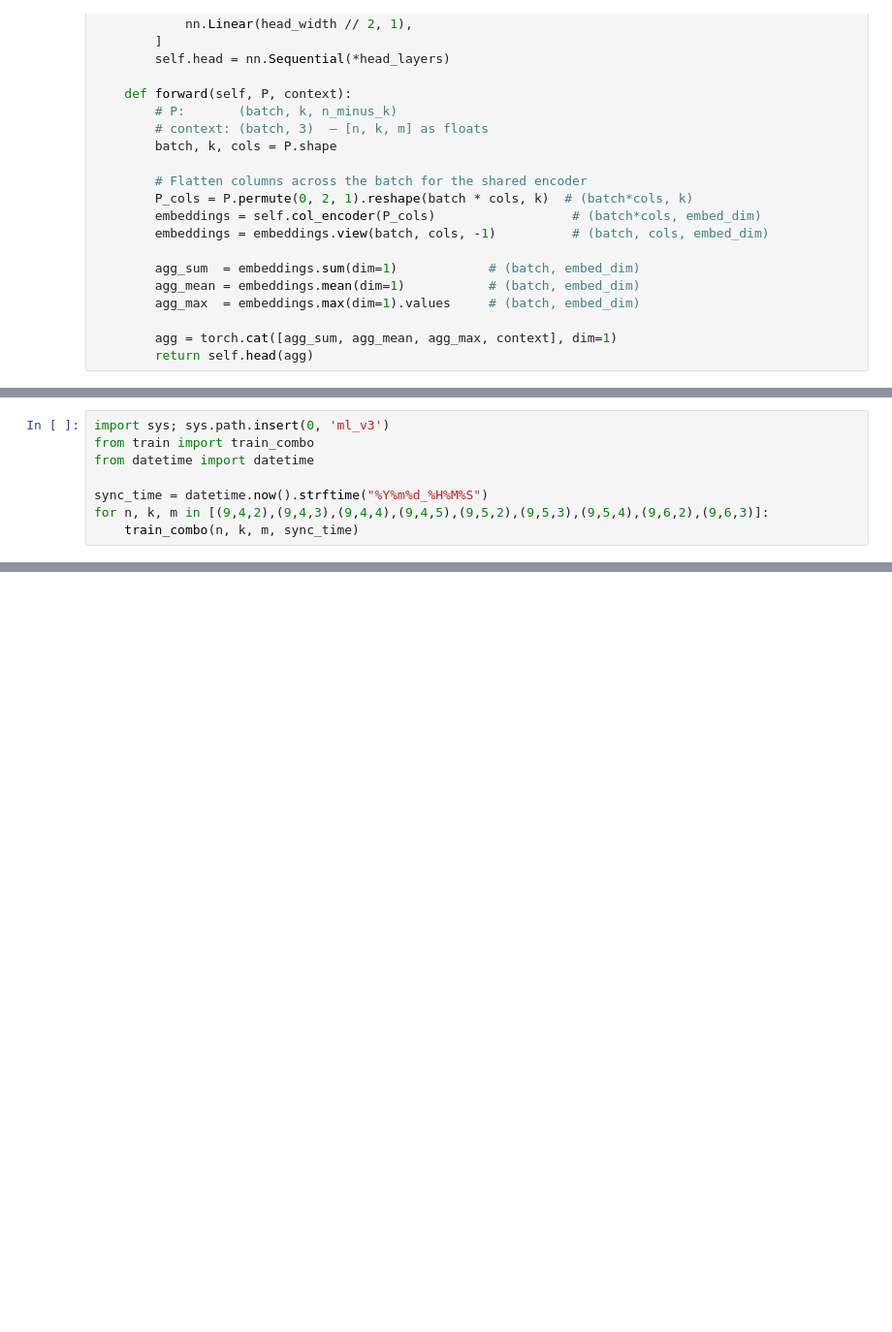
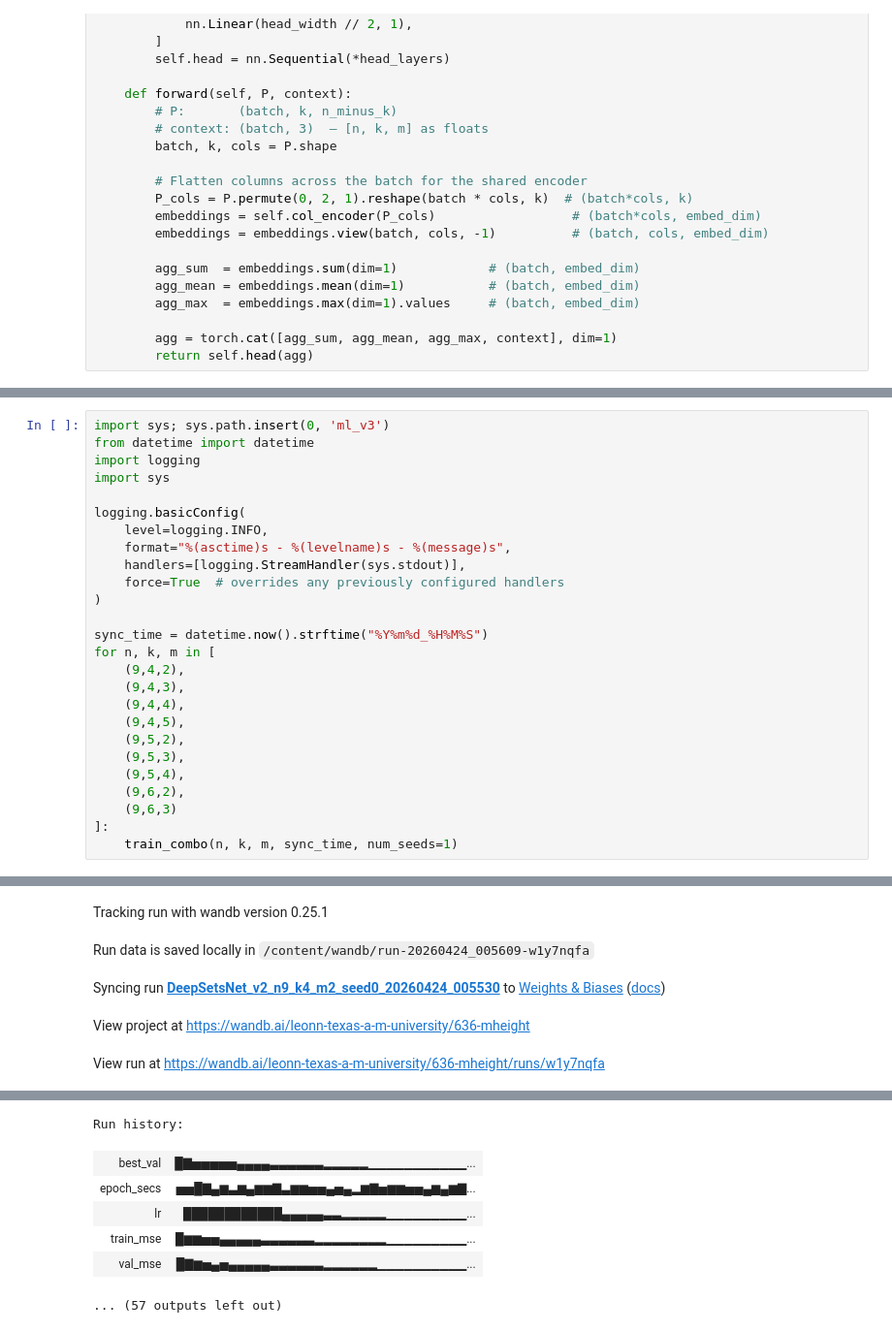
Before and after one commit to leon934/csce-636-proj, a Jupyter notebook: ml_v3/run.ipynb, the cells around one changed output, grey strips where cells are left out. Shown at 97% size. Saved outputs shown, nothing was run; the diff lists cells and outputs as text; blank space fills up the shorter version.

```diff
--- a/ml_v3/run.ipynb
+++ b/ml_v3/run.ipynb
@@ -165,8 +438,27 @@ class DeepSetsNet(nn.Module):
 # %%
 import sys; sys.path.insert(0, 'ml_v3')
-from train import train_combo
 from datetime import datetime
+import logging
+import sys
+
+logging.basicConfig(
+    level=logging.INFO,
+    format="%(asctime)s - %(levelname)s - %(message)s",
+    handlers=[logging.StreamHandler(sys.stdout)],
+    force=True  # overrides any previously configured handlers
+)
 
 sync_time = datetime.now().strftime("%Y%m%d_%H%M%S")
-for n, k, m in [(9,4,2),(9,4,3),(9,4,4),(9,4,5),(9,5,2),(9,5,3),(9,5,4),(9,6,2),(9,6,3)]:
-    train_combo(n, k, m, sync_time)
+for n, k, m in [
+    (9,4,2),
+    (9,4,3),
+    (9,4,4),
+    (9,4,5),
+    (9,5,2),
+    (9,5,3),
+    (9,5,4),
+    (9,6,2),
+    (9,6,3)
+]:
+    train_combo(n, k, m, sync_time, num_seeds=1)
+# %% [output]
@@ -172,0 +469,5 @@ for n, k, m in [(9,4,2),(9,4,3),(9,4,4),(9,4,5),(9,5,2),(9,5,3),(9,5,4),(9,6,2),
+Tracking run with wandb version 0.25.1
+Run data is saved locally in /content/wandb/run-20260424_005609-w1y7nqfa
+Syncing run DeepSetsNet_v2_n9_k4_m2_seed0_20260424_005530 to Weights & Biases (docs)
+View project at https://wandb.ai/leonn-texas-a-m-university/636-mheight
+View run at https://wandb.ai/leonn-texas-a-m-university/636-mheight/runs/w1y7nqfa
@@ -172,0 +492,7 @@ for n, k, m in [(9,4,2),(9,4,3),(9,4,4),(9,4,5),(9,5,2),(9,5,3),(9,5,4),(9,6,2),
+Run history:
+| best_val | █▇▅▅▅▅▅▄▄▄▄▃▃▃▃▃▃▂▂▂▂▂▁▁▁▁▁▁▁▁▁▁▁... |
+| epoch_secs | ▅▅█▇▄▆▃▆▄▆▆▇▃▆▆▅▅▄▅▄▂▆▇▅▆▆▅▅▄▆▄▆▇... |
+| lr | ████████████▄▄▄▄▄▃▃▂▂▂▂▂▁▁▁▁▁▁▁▁▁... |
+| train_mse | █▆▆▅▅▄▄▄▄▄▃▃▃▃▃▃▂▂▂▂▂▂▂▂▁▁▁▁▁▁▁▁▁... |
+| val_mse | █▇▆▅▄▅▄▄▄▄▄▃▃▃▃▃▃▂▂▂▂▂▂▁▁▁▁▁▁▁▁▁▁... |
+... (57 outputs left out)
```
Also changed, not shown: parts of 6 cells of this notebook, 6 other files.
